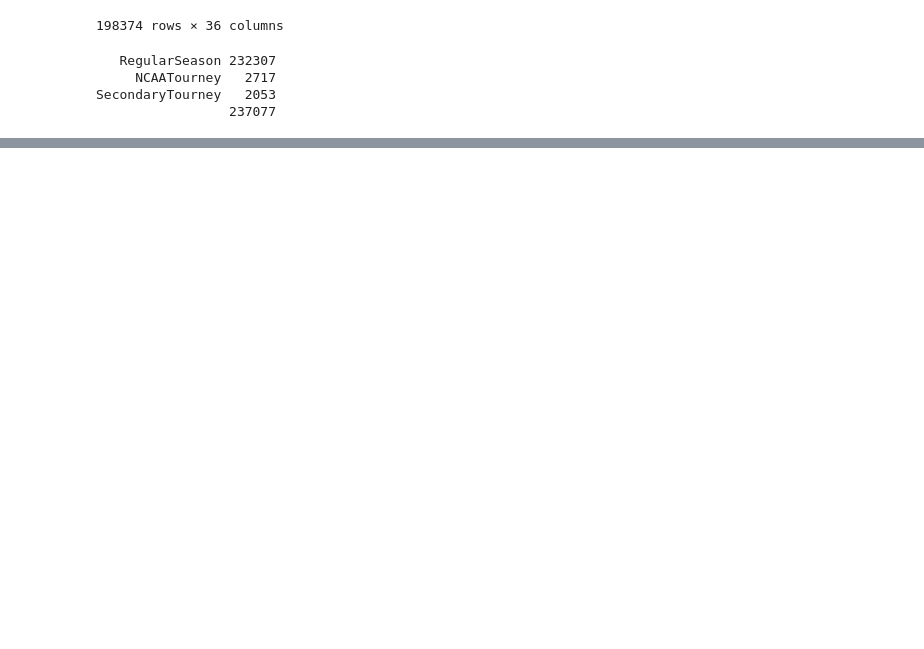
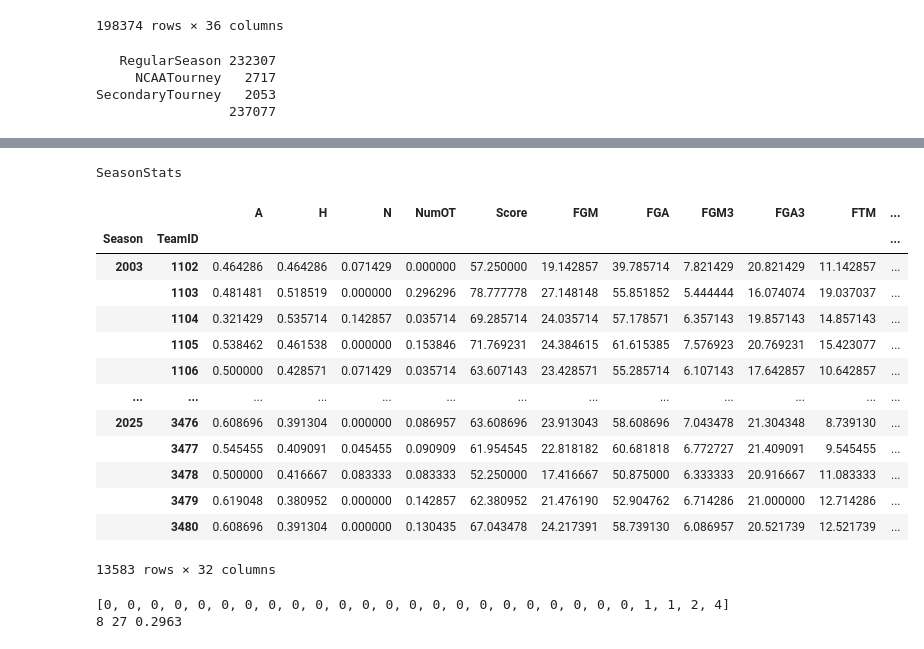
Before and after one commit to bedwards/mania, a Jupyter notebook: working/mania.ipynb, the cells around one changed output, grey strips where cells are left out. Cells and saved outputs as stored; diff of their text form; code cells hidden in the pictures; blank space fills up the shorter version.

```diff
--- a/working/mania.ipynb
+++ b/working/mania.ipynb
@@ -551 +555,77 @@ GameStatsByTeam
 396748 rows × 36 columns
+# %%
+df = GameStatsByTeam.reset_index().rename(columns={"index": "GameStatsByTeam_index"})
+groupby = ["Season", "TeamID"]
+mean = [
+    "NumOT",
+    "Score",
+    "FGM",
+    "FGA",
+    "FGM3",
+    "FGA3",
+    "FTM",
+    "FTA",
+    "OR",
+    "DR",
+    "Ast",
+    "TO",
+    "Stl",
+    "Blk",
+    "PF",
+    "Score_o",
+    "FGM_o",
+    "FGA_o",
+    "FGM3_o",
+    "FGA3_o",
+    "FTM_o",
+    "FTA_o",
+    "OR_o",
+    "DR_o",
+    "Ast_o",
+    "TO_o",
+    "Stl_o",
+    "Blk_o",
+    "PF_o",
+]
+
+SeasonStats = pd.concat(
+    [
+        pd.crosstab(
+            [df["Season"], df["TeamID"]],
+            [df["Loc"]],
+            normalize="index",
+        ),
+        df.groupby(groupby)[mean].mean(),
+    ],
+    axis=1,
+)
+
+SeasonStats.sort_index()
+print("SeasonStats")
+p(SeasonStats)
+print()
+# %% [output]
+SeasonStats
+|  |  | A | H | N | NumOT | Score | FGM | FGA | FGM3 | FGA3 | FTM | ... |
+| Season | TeamID |  |  |  |  |  |  |  |  |  |  | ... |
+| 2003 | 1102 | 0.464286 | 0.464286 | 0.071429 | 0.000000 | 57.250000 | 19.142857 | 39.785714 | 7.821429 | 20.821429 | 11.142857 | ... |
+|  | 1103 | 0.481481 | 0.518519 | 0.000000 | 0.296296 | 78.777778 | 27.148148 | 55.851852 | 5.444444 | 16.074074 | 19.037037 | ... |
+|  | 1104 | 0.321429 | 0.535714 | 0.142857 | 0.035714 | 69.285714 | 24.035714 | 57.178571 | 6.357143 | 19.857143 | 14.857143 | ... |
+|  | 1105 | 0.538462 | 0.461538 | 0.000000 | 0.153846 | 71.769231 | 24.384615 | 61.615385 | 7.576923 | 20.769231 | 15.423077 | ... |
+|  | 1106 | 0.500000 | 0.428571 | 0.071429 | 0.035714 | 63.607143 | 23.428571 | 55.285714 | 6.107143 | 17.642857 | 10.642857 | ... |
+| ... | ... | ... | ... | ... | ... | ... | ... | ... | ... | ... | ... | ... |
+| 2025 | 3476 | 0.608696 | 0.391304 | 0.000000 | 0.086957 | 63.608696 | 23.913043 | 58.608696 | 7.043478 | 21.304348 | 8.739130 | ... |
+|  | 3477 | 0.545455 | 0.409091 | 0.045455 | 0.090909 | 61.954545 | 22.818182 | 60.681818 | 6.772727 | 21.409091 | 9.545455 | ... |
+|  | 3478 | 0.500000 | 0.416667 | 0.083333 | 0.083333 | 52.250000 | 17.416667 | 50.875000 | 6.333333 | 20.916667 | 11.083333 | ... |
+|  | 3479 | 0.619048 | 0.380952 | 0.000000 | 0.142857 | 62.380952 | 21.476190 | 52.904762 | 6.714286 | 21.000000 | 12.714286 | ... |
+|  | 3480 | 0.608696 | 0.391304 | 0.000000 | 0.130435 | 67.043478 | 24.217391 | 58.739130 | 6.086957 | 20.521739 | 12.521739 | ... |
+13583 rows × 32 columns
+# %%
+s = GameStatsByTeam.loc[
+    (GameStatsByTeam["Season"] == 2003) & (GameStatsByTeam["TeamID"] == 1103), "NumOT"
+]
+print(sorted(s.to_list()))
+print(s.sum(), s.count(), f"{s.mean():.4f}")
+# %% [output]
+[0, 0, 0, 0, 0, 0, 0, 0, 0, 0, 0, 0, 0, 0, 0, 0, 0, 0, 0, 0, 0, 0, 0, 1, 1, 2, 4]
+8 27 0.2963
```
Also changed, not shown: parts of 4 cells of this notebook, 2 other files.
